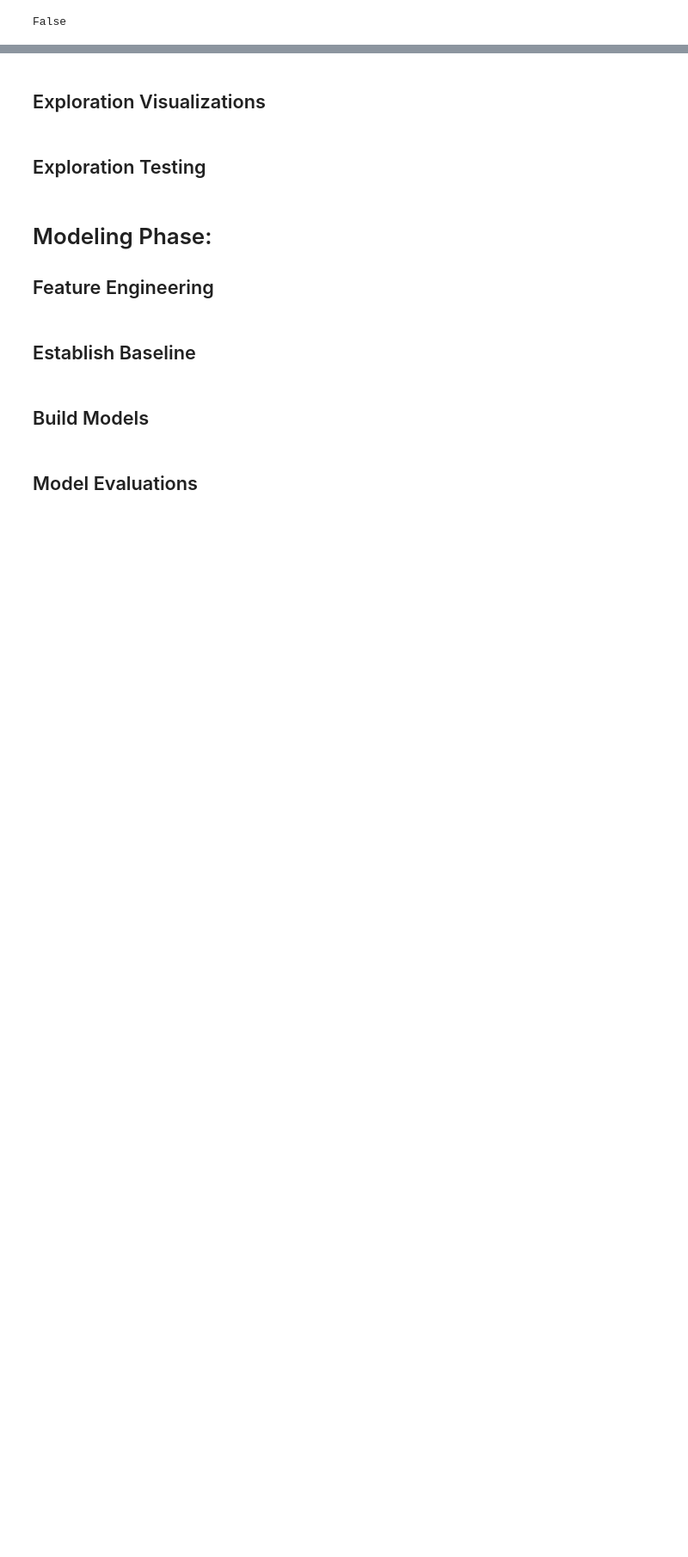
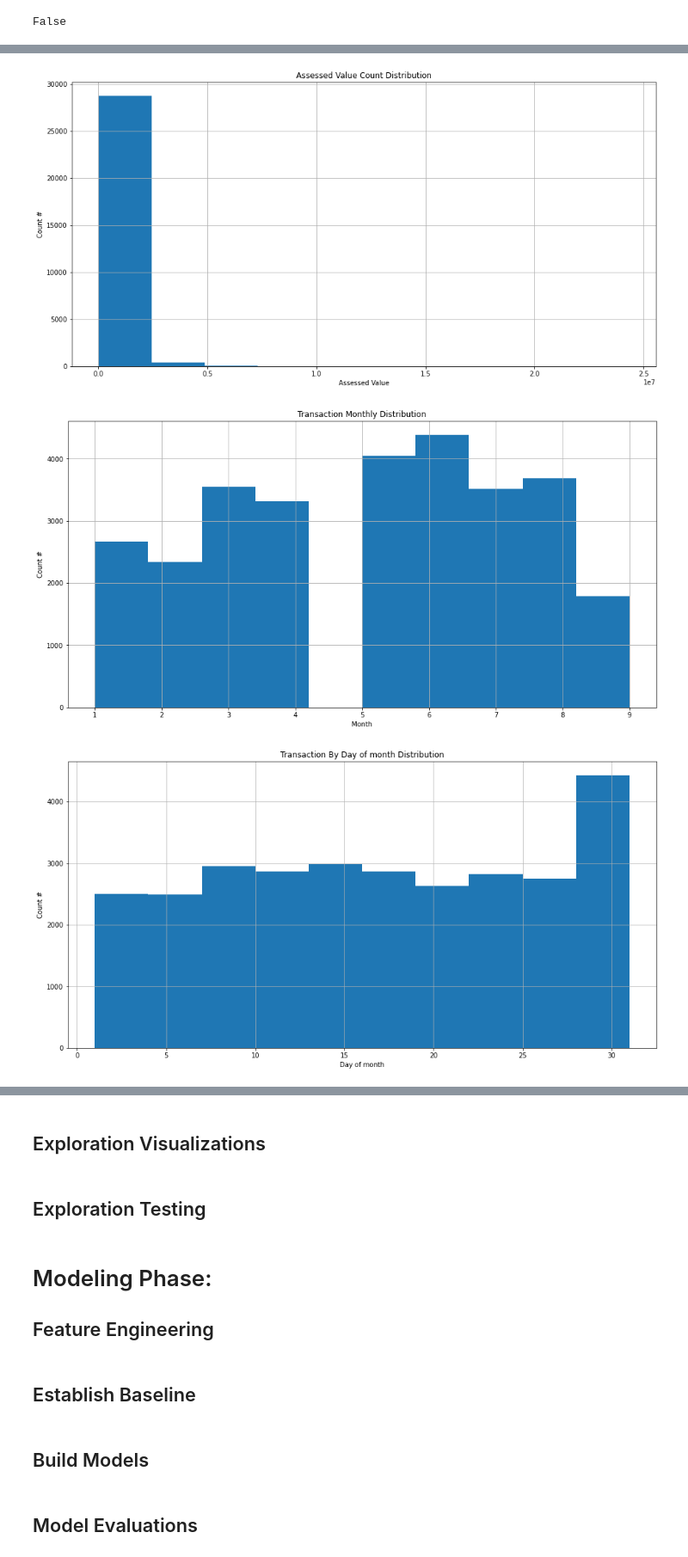
Before and after one commit to stephenkipkurui/regression-project, a Jupyter notebook: zillow_workspace.ipynb, the cells around one changed output, grey strips where cells are left out. Shown: that part at 86% size. Saved outputs shown, nothing was run; the diff lists cells and outputs as text; code cells hidden in the pictures; blank space fills up the shorter version.

```diff
--- a/zillow_workspace.ipynb
+++ b/zillow_workspace.ipynb
@@ -183,0 +217,40 @@ plt.show()
+# %%
+# Initial Visualizations
+plt.figure(figsize = (16, 8))
+plt.title('Bedroom Count Distribution ')
+plt.ylabel('Count #')
+plt.xlabel('Number of bedrooms')
+train.bed_count.hist()
+plt.show()
+plt.figure(figsize = (16, 8))
+plt.title('Bathroom Count Distribution ')
+plt.ylabel('Count #')
+plt.xlabel('Number of bathrooms')
+train.bath_count.hist()
+plt.show()
+plt.figure(figsize = (16, 8))
+plt.title('Square Feet Count Distribution ')
+plt.ylabel('Count #')
+plt.xlabel('Square feet')
+train.square_feet.hist()
+plt.show()
+plt.figure(figsize = (16, 8))
+plt.title('Assessed Value Count Distribution')
+plt.ylabel('Count #')
+plt.xlabel('Assessed Value')
+train.assessed_value.hist()
+plt.show()
+
+plt.figure(figsize = (16, 8))
+plt.title('Transaction Monthly Distribution')
+plt.ylabel('Count #')
+plt.xlabel('Month')
+train.trans_month.hist()
+plt.show()
+plt.figure(figsize = (16, 8))
+plt.title('Transaction By Day of month Distribution')
+plt.ylabel('Count #')
+plt.xlabel('Day of month')
+train.trans_day.hist()
+plt.show()
+# %% [output]
@@ -183,0 +260,3 @@ plt.show()
+[figure, added]
+[figure, added]
+[figure, added]
```
Also changed, not shown: parts of 47 cells of this notebook.
